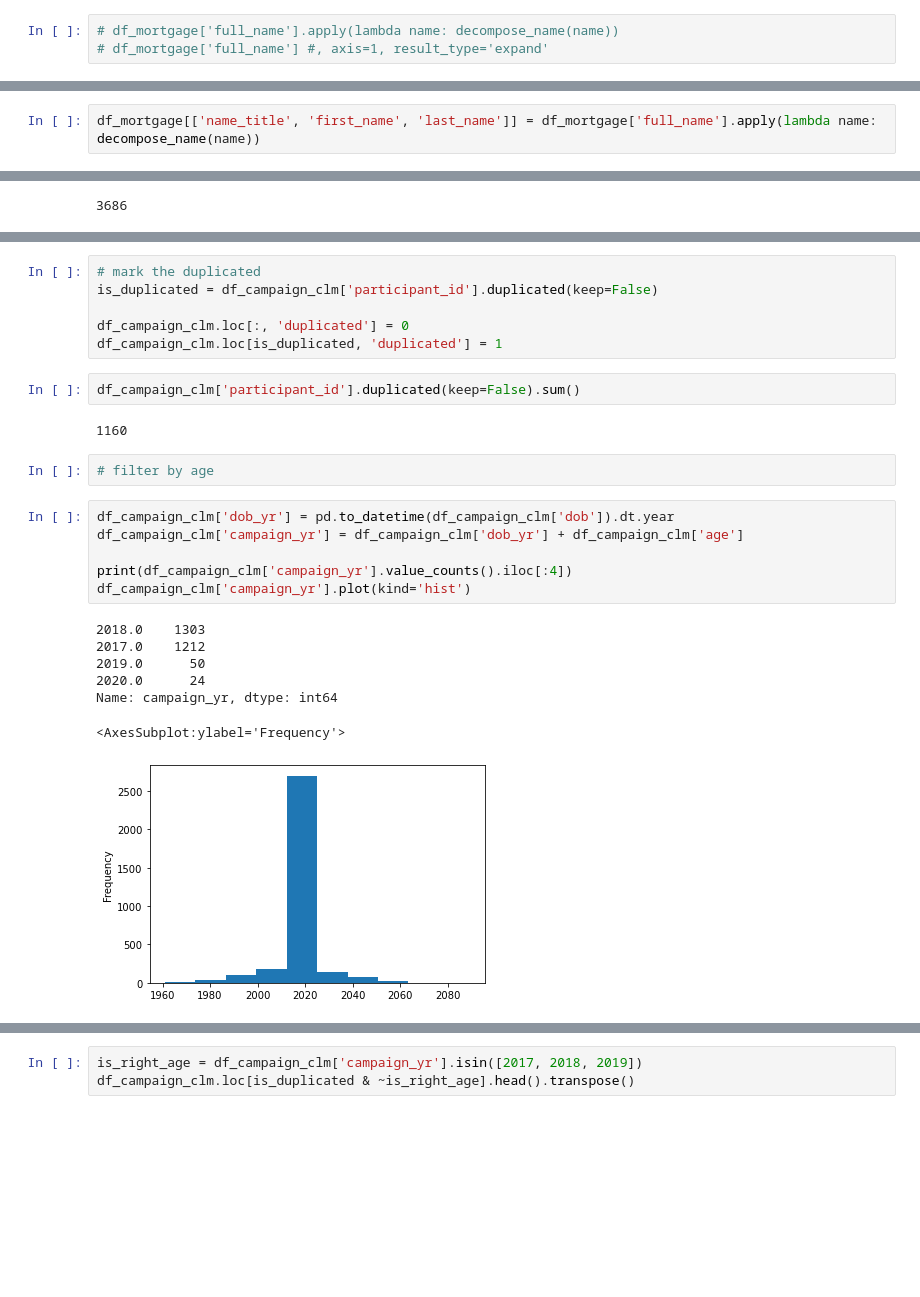
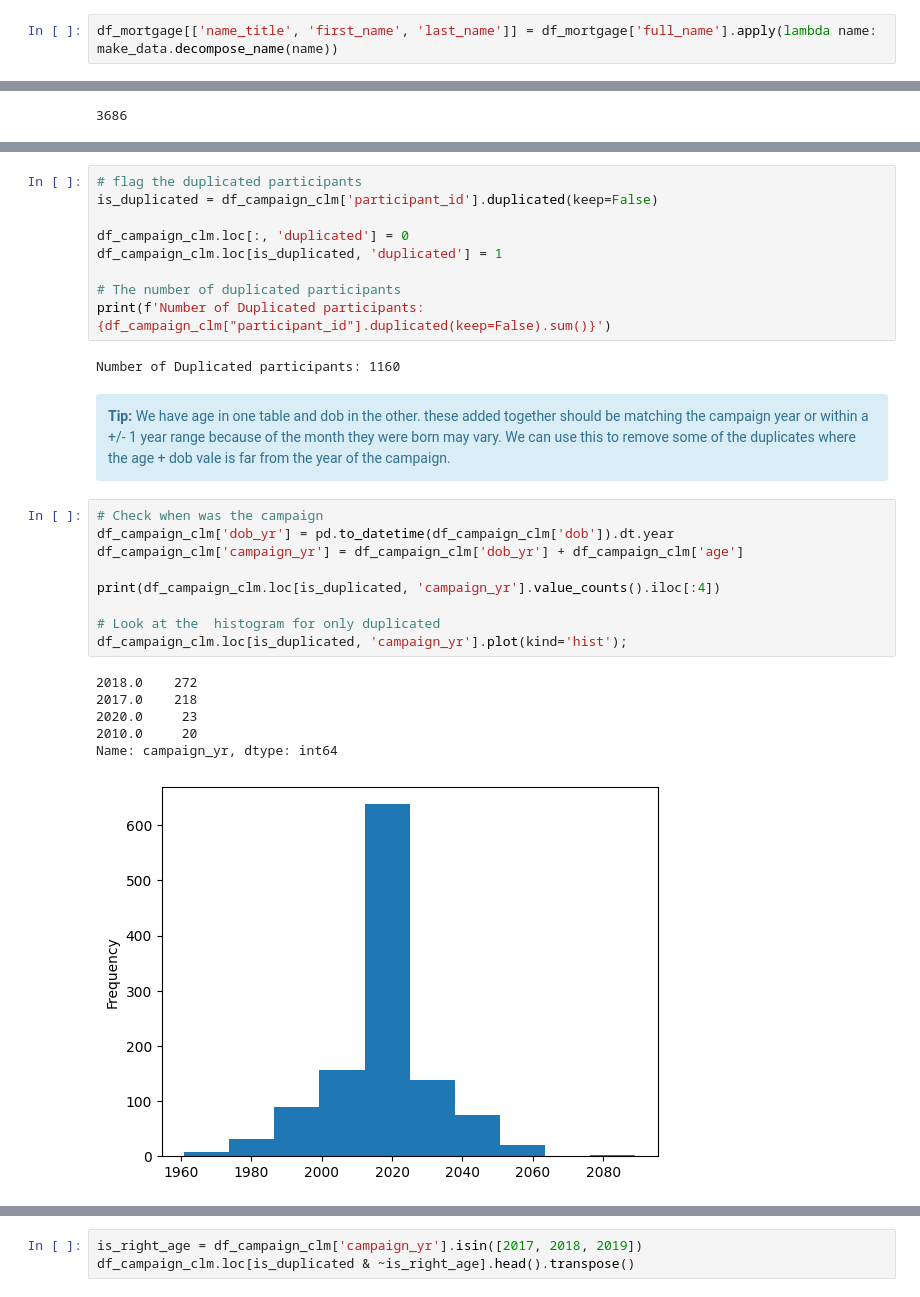
Before and after one commit to GaborJenei/macaroni, a Jupyter notebook: notebooks/1_Cleaining_Merging.ipynb, the cells around one changed output, grey strips where cells are left out. Cells and saved outputs as stored; diff of their text form; blank space fills up the shorter version.

```diff
--- a/notebooks/1_Cleaining_Merging.ipynb
+++ b/notebooks/1_Cleaining_Merging.ipynb
@@ -130,3 +97,2 @@ dtype: object
 # %%
-# df_mortgage['full_name'].apply(lambda name: decompose_name(name))
-# df_mortgage['full_name'] #, axis=1, result_type='expand'
+df_mortgage[['name_title', 'first_name', 'last_name']] = df_mortgage['full_name'].apply(lambda name: make_data.decompose_name(name))
@@ -136,3 +99 @@ dtype: object
-# %%
-df_mortgage[['name_title', 'first_name', 'last_name']] = df_mortgage['full_name'].apply(lambda name: decompose_name(name))
 # %%
@@ -252,28 +162,32 @@ df_campaign_clm[df_campaign_clm['participant_id'].duplicated(keep=False)].sort_v
 | workclass | Private | Private | Private | Federal-gov | Private |
 | demographic_characteristic | 255004.0 | 224141.0 | 170483.0 | 56651.0 | 190367.0 |
 # %%
-# mark the duplicated
+# flag the duplicated participants
 is_duplicated = df_campaign_clm['participant_id'].duplicated(keep=False)
 
 df_campaign_clm.loc[:, 'duplicated'] = 0
 df_campaign_clm.loc[is_duplicated, 'duplicated'] = 1
+
+# The number of duplicated participants
+print(f'Number of Duplicated participants: {df_campaign_clm["participant_id"].duplicated(keep=False).sum()}')
+# %% [output]
+Number of Duplicated participants: 1160
-# %%
-df_campaign_clm['participant_id'].duplicated(keep=False).sum()
-# %% [output]
-1160
-# %%
-# filter by age
+# %% [markdown]
+<div class="alert alert-block alert-info">
+<b>Tip:</b> We have age in one table and dob in the other. these added together should be matching the campaign year or within a +/- 1 year range because of the month they were born may vary. We can use this to remove some of the duplicates where the age + dob vale is far from the year of the campaign.</div>
 # %%
+# Check when was the campaign
 df_campaign_clm['dob_yr'] = pd.to_datetime(df_campaign_clm['dob']).dt.year
 df_campaign_clm['campaign_yr'] = df_campaign_clm['dob_yr'] + df_campaign_clm['age']
 
-print(df_campaign_clm['campaign_yr'].value_counts().iloc[:4])
-df_campaign_clm['campaign_yr'].plot(kind='hist')
+print(df_campaign_clm.loc[is_duplicated, 'campaign_yr'].value_counts().iloc[:4])
+
+# Look at the  histogram for only duplicated
+df_campaign_clm.loc[is_duplicated, 'campaign_yr'].plot(kind='hist');
 # %% [output]
-2018.0    1303
-2017.0    1212
-2019.0      50
-2020.0      24
+2018.0    272
+2017.0    218
+2020.0     23
+2010.0     20
 Name: campaign_yr, dtype: int64
-<AxesSubplot:ylabel='Frequency'>
-[figure, old version]
+[figure, new version]
```
Also changed, not shown: parts of 59 cells of this notebook, 9 other files.
